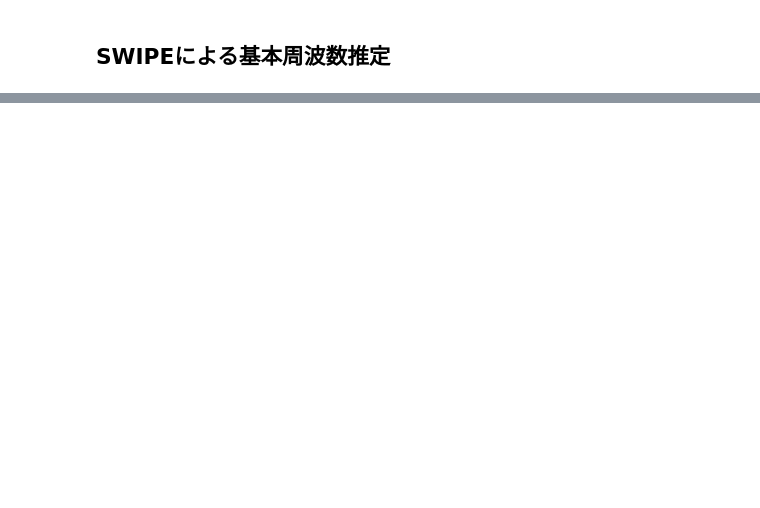
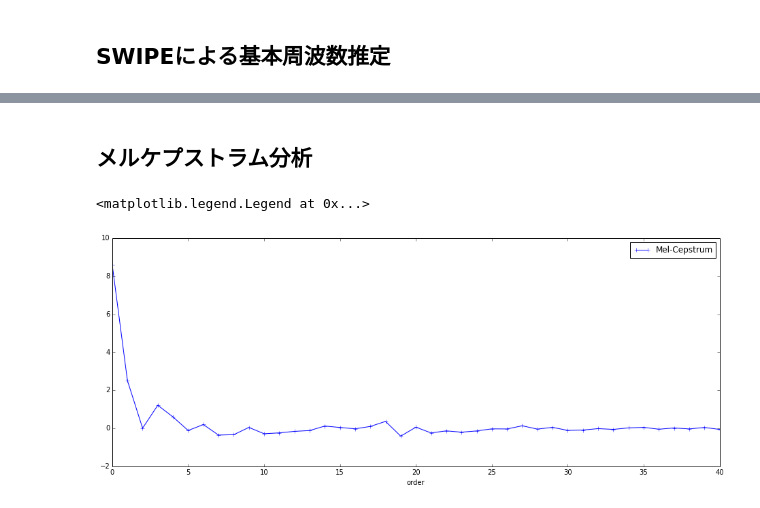
Before and after one commit to r9y9/SPTK, a Jupyter notebook: notebook/SPTK calling from python.ipynb, the cells around one changed output, grey strips where cells are left out. Saved outputs shown, nothing was run; the diff lists cells and outputs as text; code cells hidden in the pictures; blank space fills up the shorter version.

```diff
--- a/notebook/SPTK calling from python.ipynb
+++ b/notebook/SPTK calling from python.ipynb
@@ -66,0 +61,17 @@ print sptk.gexp(r=1, x=3)
+# %% [markdown]
+## メルケプストラム分析
+# %%
+# Mel-Cepstrum Analysis
+mc = sptk.mcep(frame, order=40, alpha=0.41)
+
+# orderは0次元を除いた数になっているので、メルケプストラムの次元数は計41となる
+assert mc.shape[0] == 41
+
+figure(num=None, figsize=(16, 6), dpi=80, facecolor='w', edgecolor='k')
+plot(mc, "b-+", label="Mel-Cepstrum")
+xlim(0, len(mc)-1)
+xlabel("order")
+legend()
+# %% [output]
+<matplotlib.legend.Legend at 0x...>
+[figure, added]
```
Also changed, not shown: parts of 17 cells of this notebook.
